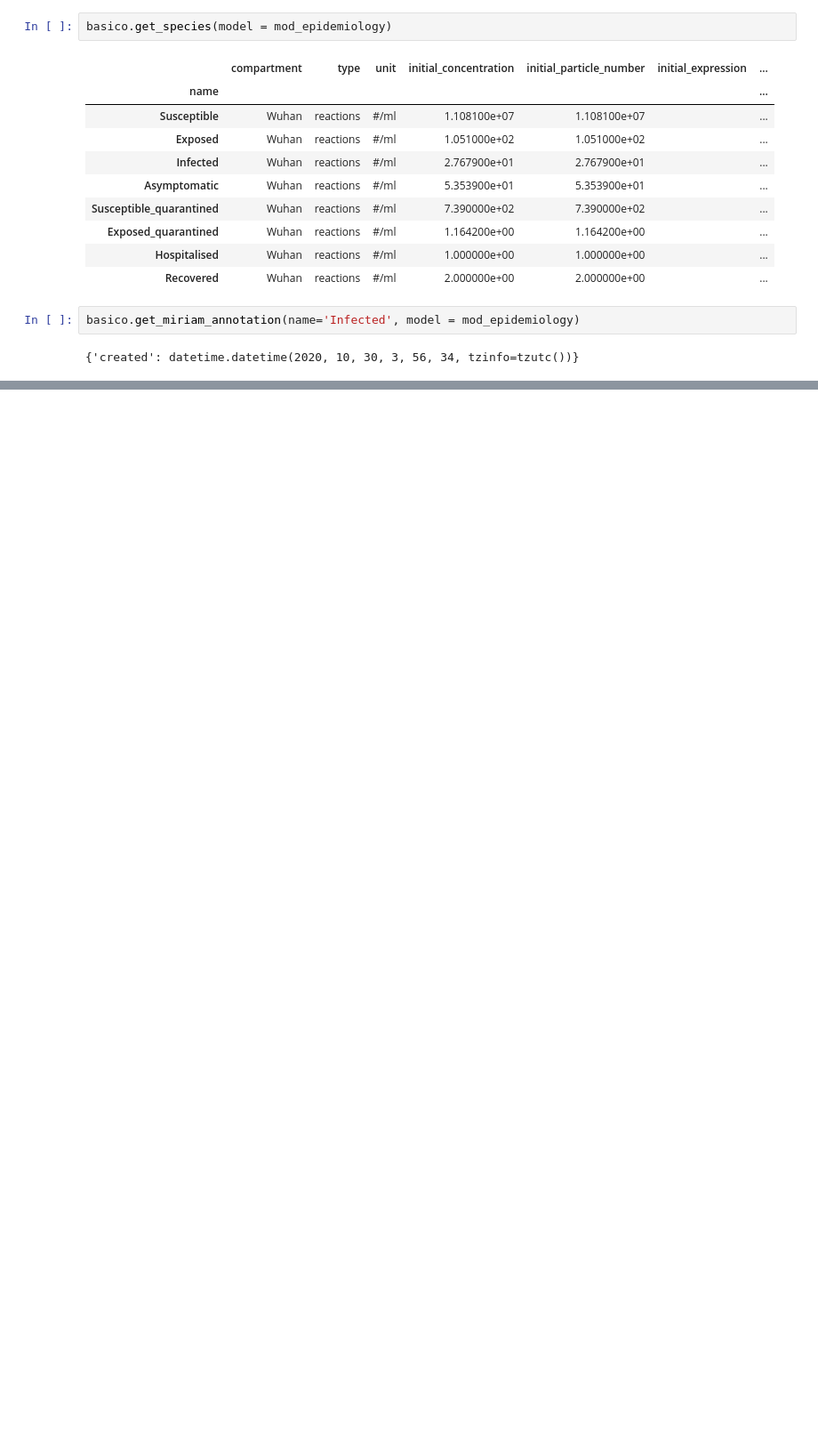
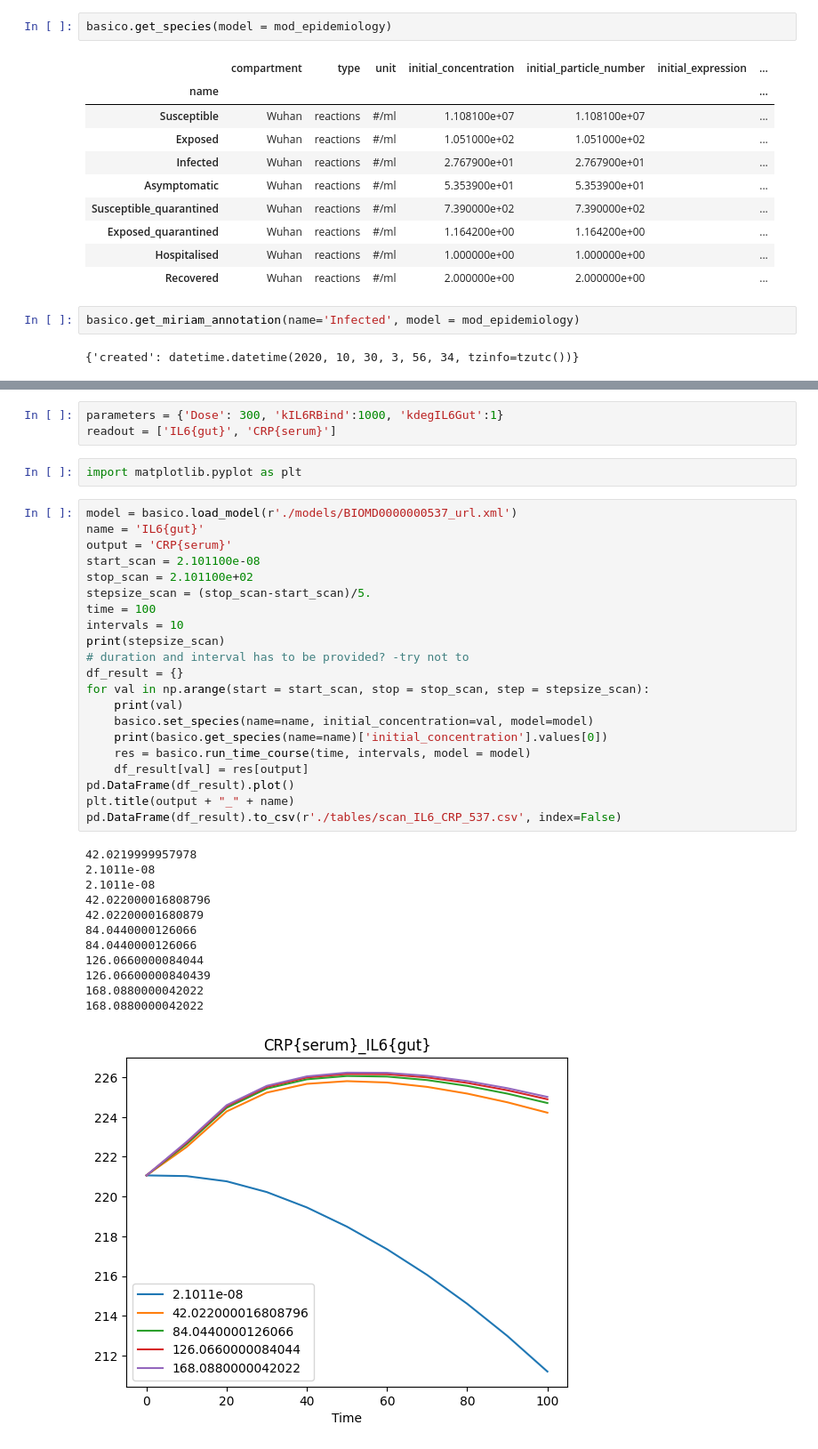
Before and after one commit to VirtualPatientEngine/AIAgents4Pharma, a Jupyter notebook: docs/notebooks/talk2biomodels/benchmark/expected_asnwers_basico.ipynb, the cells around one changed output, grey strips where cells are left out. Shown at 89% size. Cells and saved outputs as stored; diff of their text form; blank space fills up the shorter version.

Commit message:
feat: set5 for parameter scan benchmark

```diff
--- a/docs/notebooks/talk2biomodels/benchmark/expected_asnwers_basico.ipynb
+++ b/docs/notebooks/talk2biomodels/benchmark/expected_asnwers_basico.ipynb
@@ -616,0 +642,39 @@ basico.get_miriam_annotation(name='Infected', model = mod_epidemiology)
+# %%
+parameters = {'Dose': 300, 'kIL6RBind':1000, 'kdegIL6Gut':1}
+readout = ['IL6{gut}', 'CRP{serum}']
+# %%
+import matplotlib.pyplot as plt
+# %%
+model = basico.load_model(r'./models/BIOMD0000000537_url.xml')
+name = 'IL6{gut}'
+output = 'CRP{serum}'
+start_scan = 2.101100e-08
+stop_scan = 2.101100e+02
+stepsize_scan = (stop_scan-start_scan)/5.
+time = 100
+intervals = 10
+print(stepsize_scan)
+# duration and interval has to be provided? -try not to
+df_result = {}
+for val in np.arange(start = start_scan, stop = stop_scan, step = stepsize_scan):
+    print(val)
+    basico.set_species(name=name, initial_concentration=val, model=model)
+    print(basico.get_species(name=name)['initial_concentration'].values[0])
+    res = basico.run_time_course(time, intervals, model = model)
+    df_result[val] = res[output]
+pd.DataFrame(df_result).plot()
+plt.title(output + "_" + name)
+pd.DataFrame(df_result).to_csv(r'./tables/scan_IL6_CRP_537.csv', index=False)
+# %% [output]
+42.0219999957978
+2.1011e-08
+2.1011e-08
+42.022000016808796
+42.02200001680879
+84.0440000126066
+84.0440000126066
+126.0660000084044
+126.06600000840439
+168.0880000042022
+168.0880000042022
+[figure, added]
```
Also changed, not shown: parts of 28 cells of this notebook, 2 other files.
